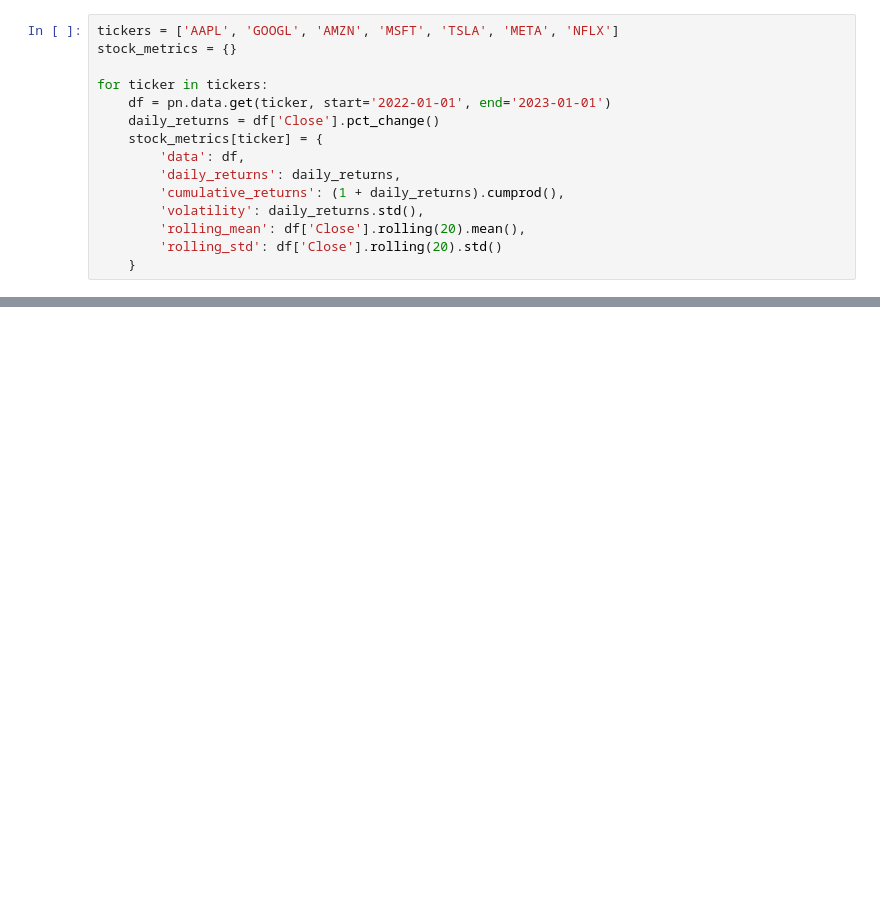
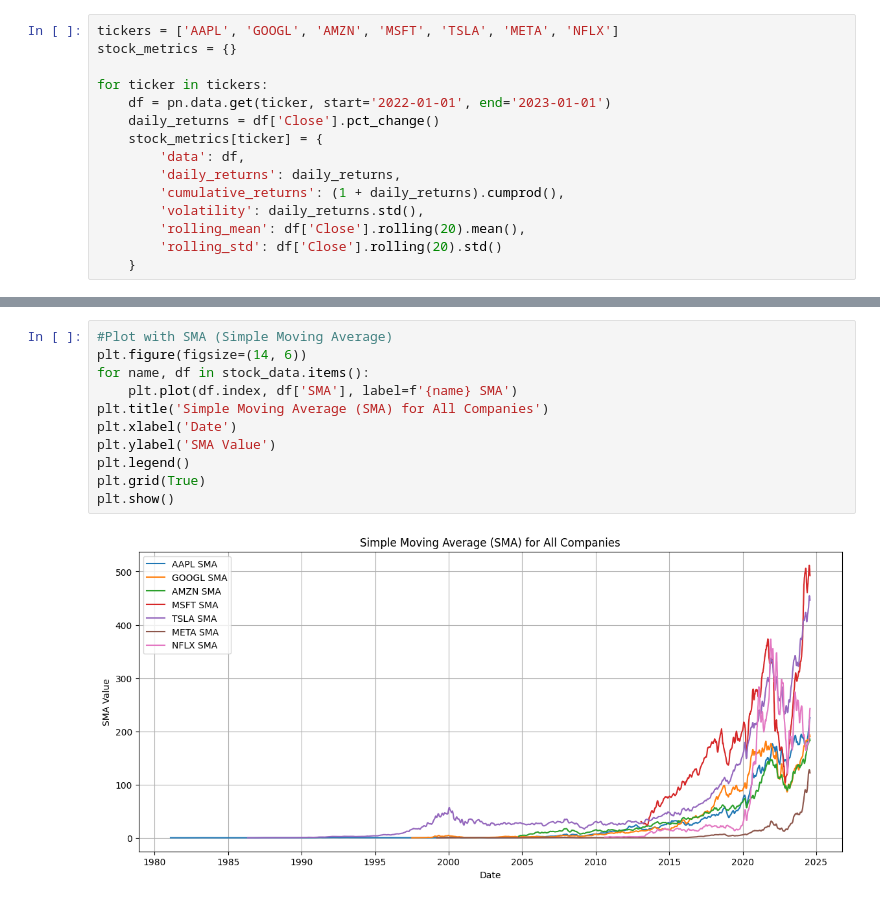
Before and after one commit to doyamd/predicting-price-moves-with-news-sentiment, a Jupyter notebook: notebooks/finacial_data.ipynb, the cells around one changed output, grey strips where cells are left out. Cells and saved outputs as stored; diff of their text form; blank space fills up the shorter version.

```diff
--- a/notebooks/finacial_data.ipynb
+++ b/notebooks/finacial_data.ipynb
@@ -77,0 +93,13 @@ for ticker in tickers:
+# %%
+#Plot with SMA (Simple Moving Average)
+plt.figure(figsize=(14, 6))
+for name, df in stock_data.items():
+    plt.plot(df.index, df['SMA'], label=f'{name} SMA')
+plt.title('Simple Moving Average (SMA) for All Companies')
+plt.xlabel('Date')
+plt.ylabel('SMA Value')
+plt.legend()
+plt.grid(True)
+plt.show()
+# %% [output]
+[figure, added]
```
Also changed, not shown: parts of 4 cells of this notebook.
